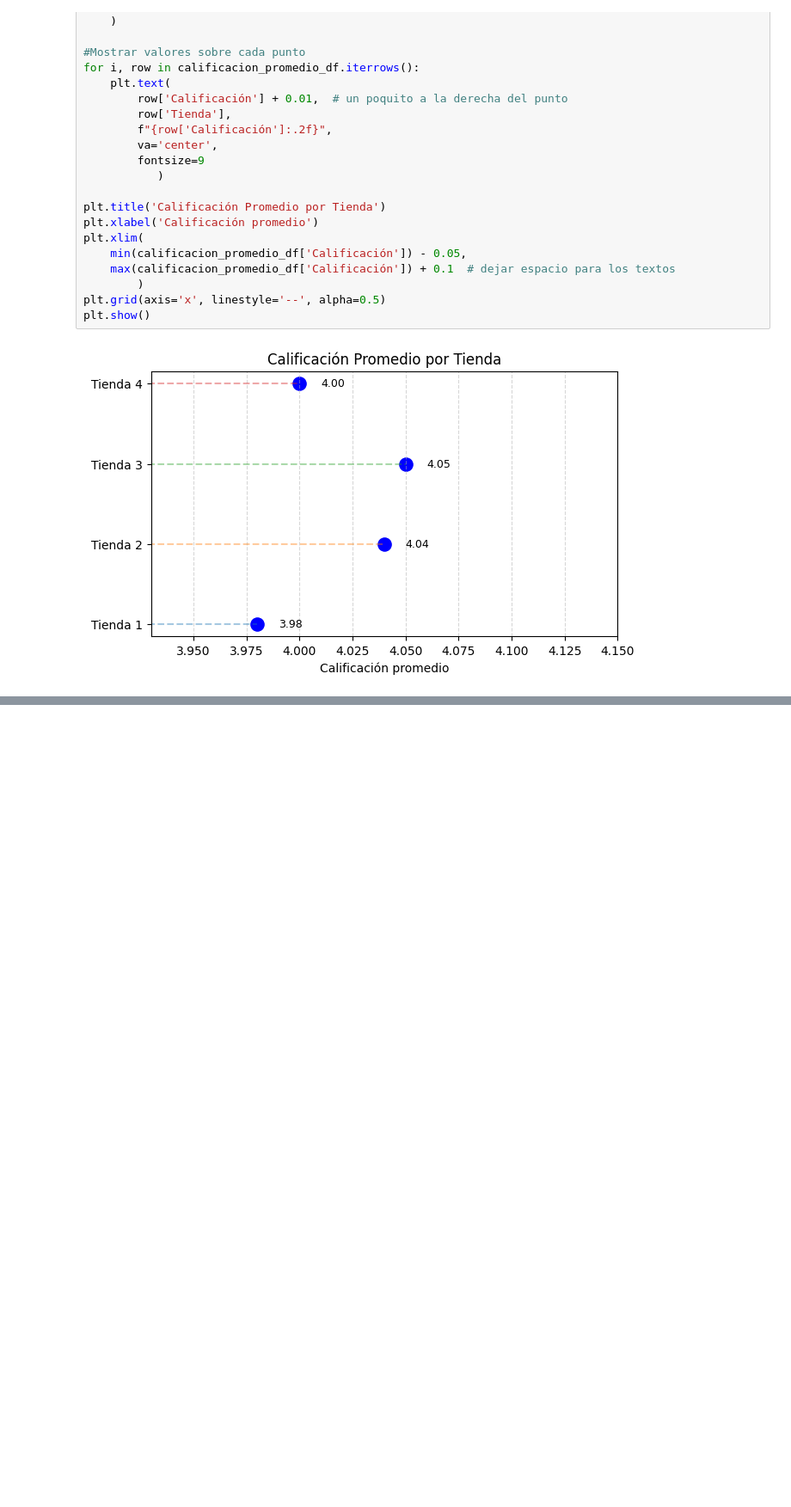
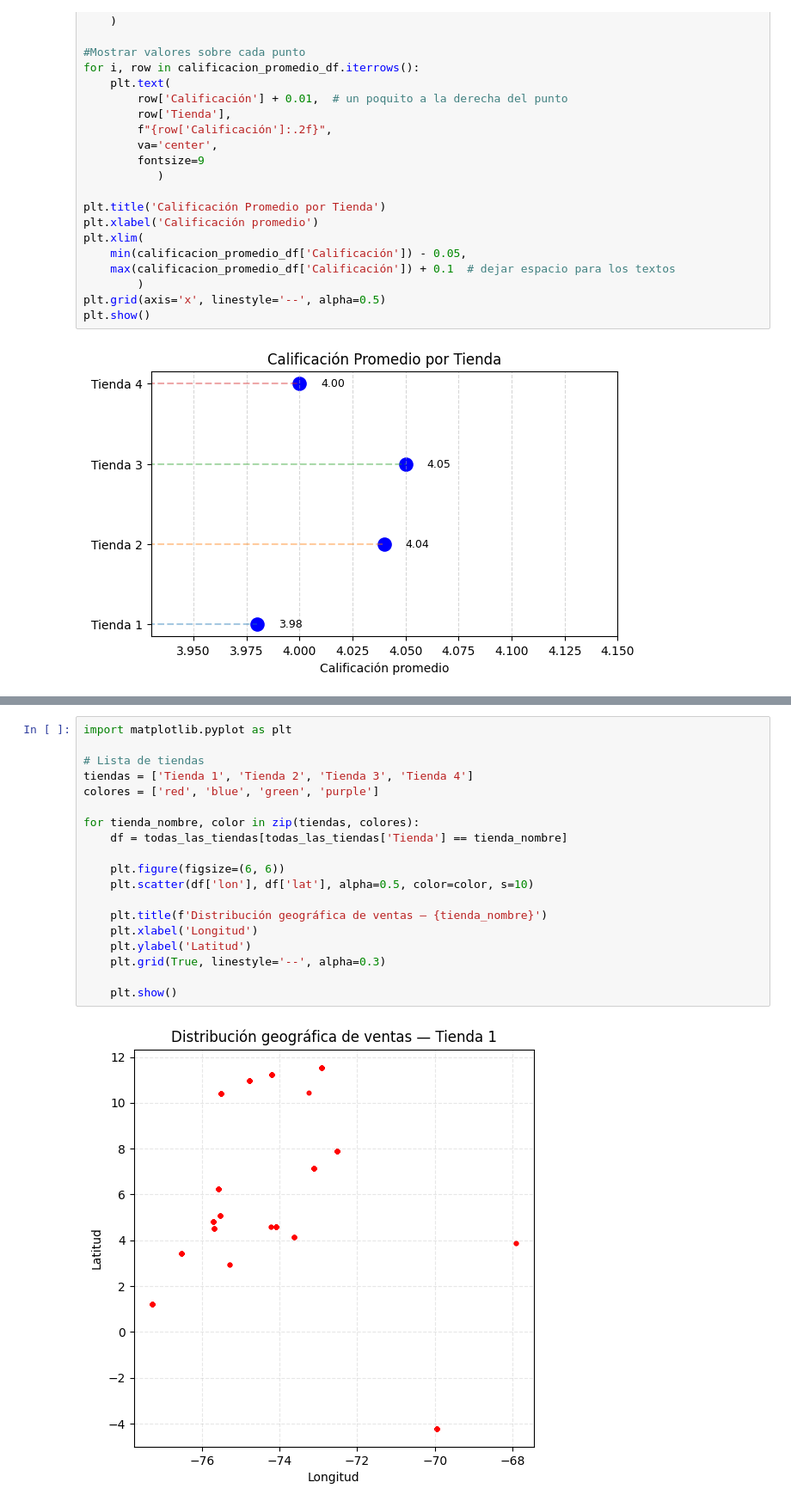
Before and after one commit to DiegoFau/Alura_store_latam, a Jupyter notebook: AluraStoreLatam.ipynb, the cells around one changed output, grey strips where cells are left out. Shown: that part at 86% size. Drawn from its saved outputs; the diff is of its cells as text; blank space fills up the shorter version.

```diff
--- a/AluraStoreLatam.ipynb
+++ b/AluraStoreLatam.ipynb
@@ -358,0 +441,21 @@ plt.show()
+# %%
+import matplotlib.pyplot as plt
+
+# Lista de tiendas
+tiendas = ['Tienda 1', 'Tienda 2', 'Tienda 3', 'Tienda 4']
+colores = ['red', 'blue', 'green', 'purple']
+
+for tienda_nombre, color in zip(tiendas, colores):
+    df = todas_las_tiendas[todas_las_tiendas['Tienda'] == tienda_nombre]
+
+    plt.figure(figsize=(6, 6))
+    plt.scatter(df['lon'], df['lat'], alpha=0.5, color=color, s=10)
+
+    plt.title(f'Distribución geográfica de ventas — {tienda_nombre}')
+    plt.xlabel('Longitud')
+    plt.ylabel('Latitud')
+    plt.grid(True, linestyle='--', alpha=0.3)
+
+    plt.show()
+# %% [output]
+[figure, added]
```
Also changed, not shown: parts of 8 cells of this notebook.
